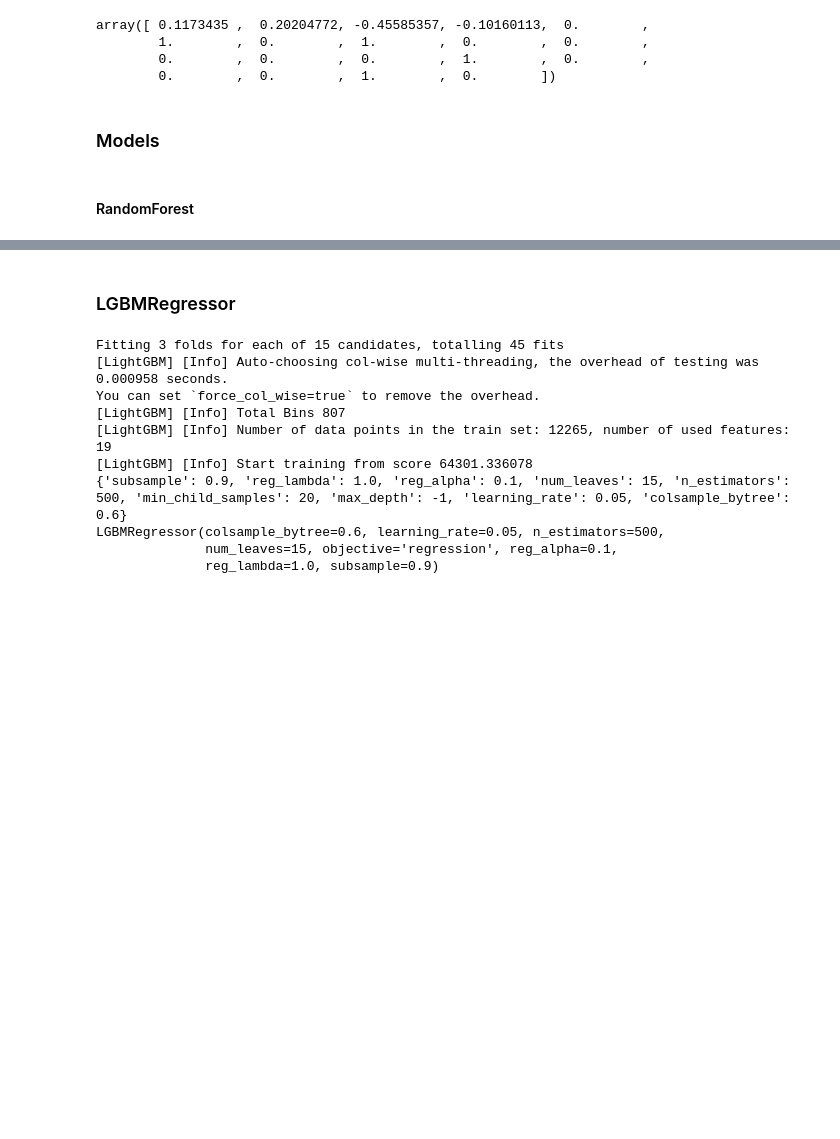
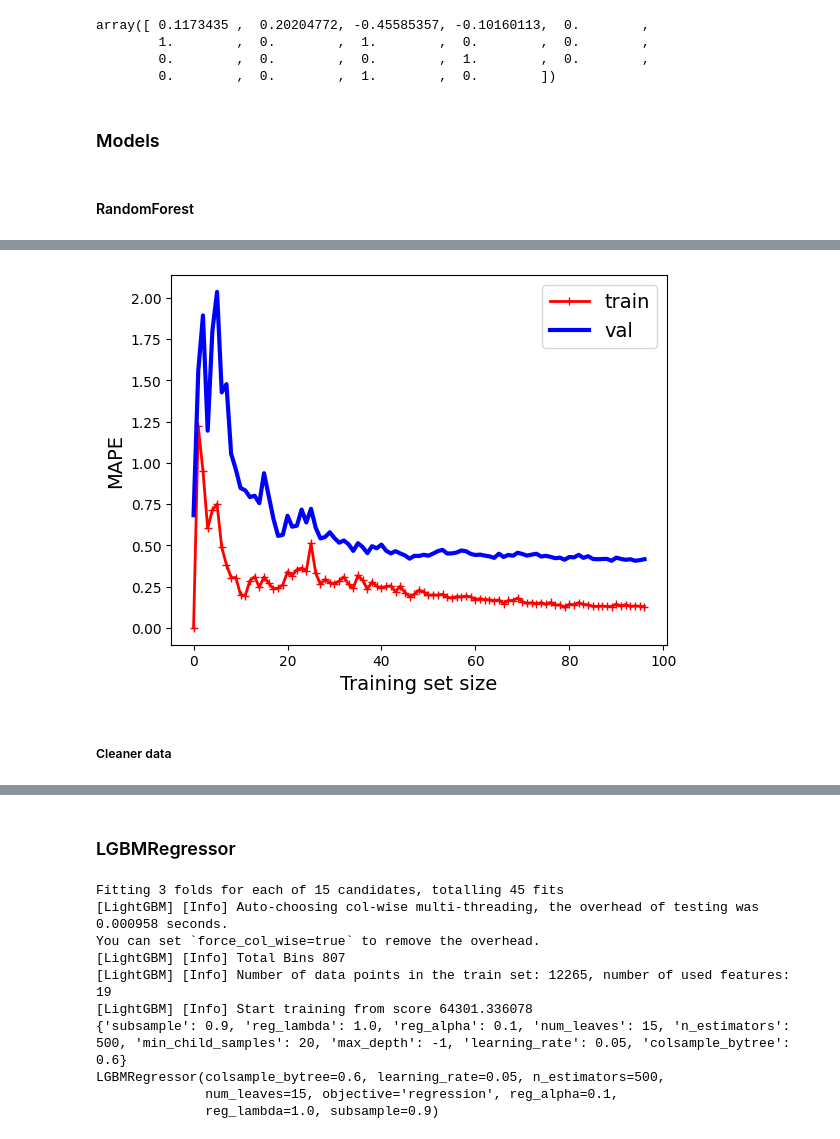
Before and after one commit to karrola/komis, a Jupyter notebook: modeling.ipynb, the cells around one changed output, grey strips where cells are left out. Drawn from its saved outputs; the diff is of its cells as text; code cells hidden in the pictures; blank space fills up the shorter version.

```diff
--- a/modeling.ipynb
+++ b/modeling.ipynb
@@ -320,0 +442,10 @@ RandomForestRegressor(max_depth=10, max_features=None, min_samples_split=5,
+# %%
+rtr_reg = RandomForestRegressor()
+rtr_reg.fit(train_set, labels)
+scoring = {
+    "rmse": "neg_root_mean_squared_error",
+    "mape": "neg_mean_absolute_percentage_error"
+}
+res = cross_validate(rtr_reg, train_set, labels, cv=10, scoring=scoring, return_train_score=True, n_jobs=-1)
+mape_mean = -res["test_mape"]
+rmse_scores = -res["test_rmse"]
@@ -320,0 +467,25 @@ RandomForestRegressor(max_depth=10, max_features=None, min_samples_split=5,
+# %%
+from sklearn.metrics import mean_squared_error
+from sklearn.model_selection import train_test_split
+
+def plot_learning_curves(model, X, y):
+    X_train, X_val, y_train, y_val = train_test_split(X, y, test_size=0.2, random_state=10)
+    train_errors, val_errors = [], []
+    for m in range(1, int(len(X_train)/100)):
+        model.fit(X_train[:m], y_train[:m])
+        y_train_predict = model.predict(X_train[:m])
+        y_val_predict = model.predict(X_val)
+        train_errors.append(mape(y_train[:m], y_train_predict))
+        val_errors.append(mape(y_val, y_val_predict))
+
+    plt.plot(train_errors, "r-+", linewidth=2, label="train")
+    plt.plot(val_errors, "b-", linewidth=3, label="val")
+    plt.legend(loc="upper right", fontsize=14)
+    plt.xlabel("Training set size", fontsize=14)
+    plt.ylabel("MAPE", fontsize=14)
+# %%
+plot_learning_curves(rtr_reg, train_set, labels)
+# %% [output]
+[figure, added]
+# %% [markdown]
+##### Cleaner data
```
Also changed, not shown: parts of 38 cells of this notebook.
